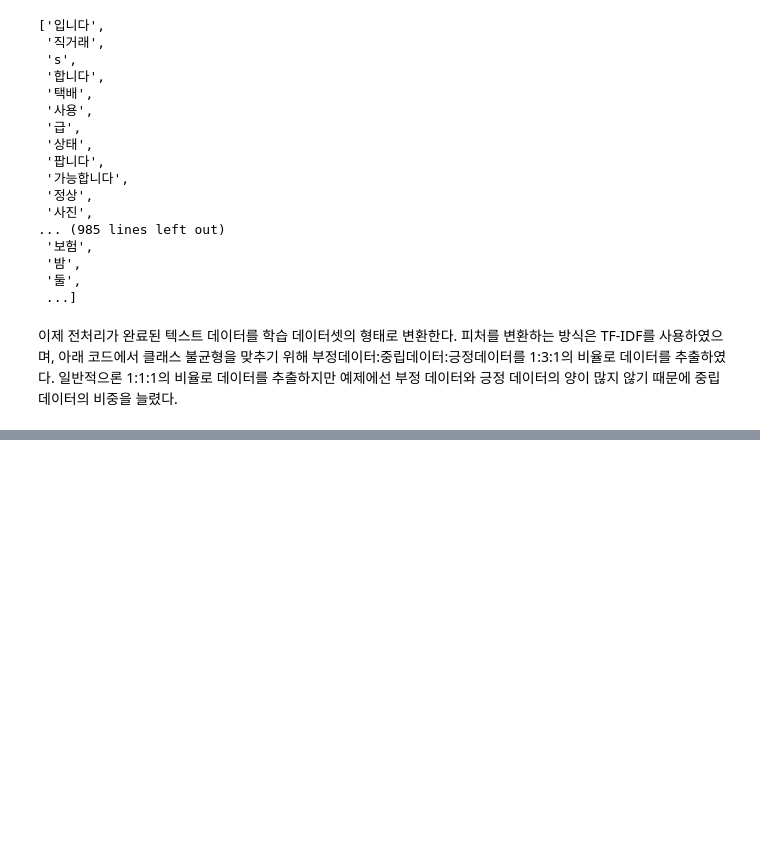
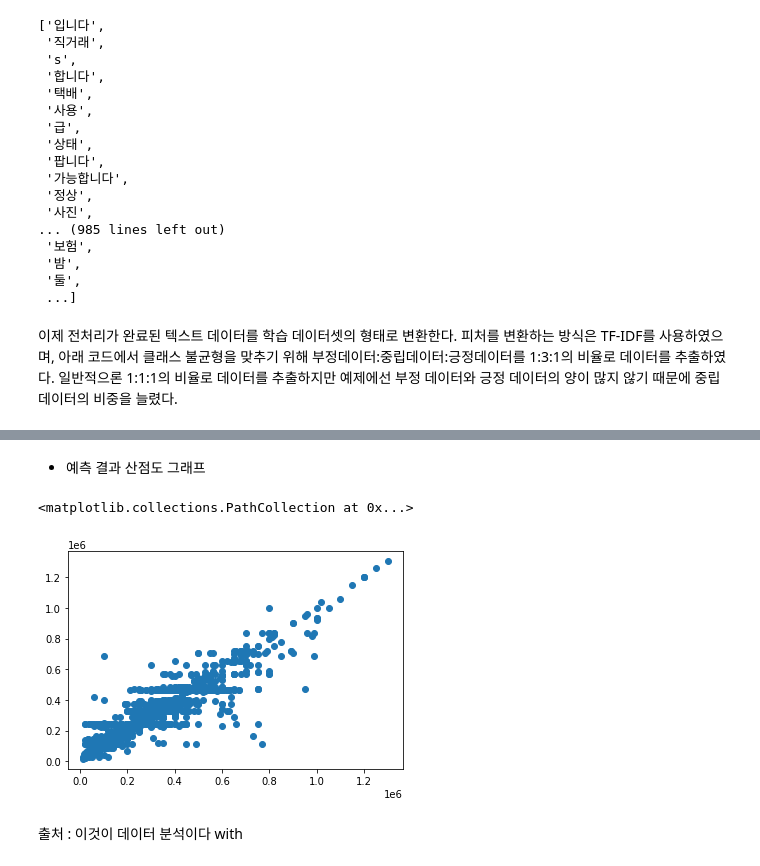
Before and after one commit to jaeyoon89/python_data_analysis, a Jupyter notebook: ch5-1_used_phone_price_prediction.ipynb, the cells around one changed output, grey strips where cells are left out. Drawn from its saved outputs; the diff is of its cells as text; code cells hidden in the pictures; blank space fills up the shorter version.

```diff
--- a/ch5-1_used_phone_price_prediction.ipynb
+++ b/ch5-1_used_phone_price_prediction.ipynb
@@ -552,0 +696,10 @@ df = pd.get_dummies(df,)
+# %% [markdown]
+- 예측 결과 산점도 그래프
+# %%
+# 테스트 데이터의 y값과, 예측된 y값을 산점도 그래프를 활용하여 상관 관계를 살펴본다.
+plt.scatter(y_test.values, y_test_pred)
+# %% [output]
+<matplotlib.collections.PathCollection at 0x...>
+[figure, added]
+# %% [markdown]
+출처 : 이것이 데이터 분석이다 with
```
Also changed, not shown: parts of 41 cells of this notebook.
